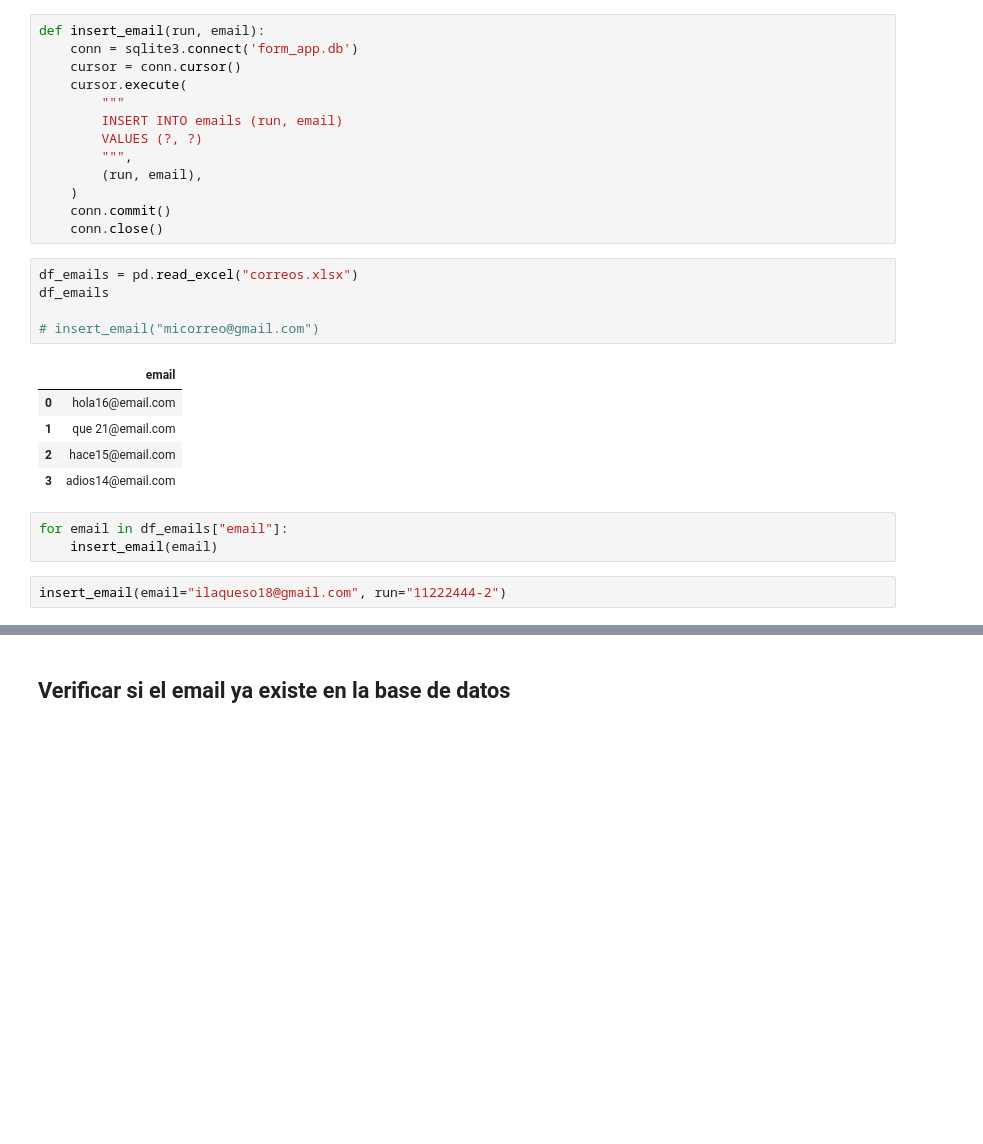
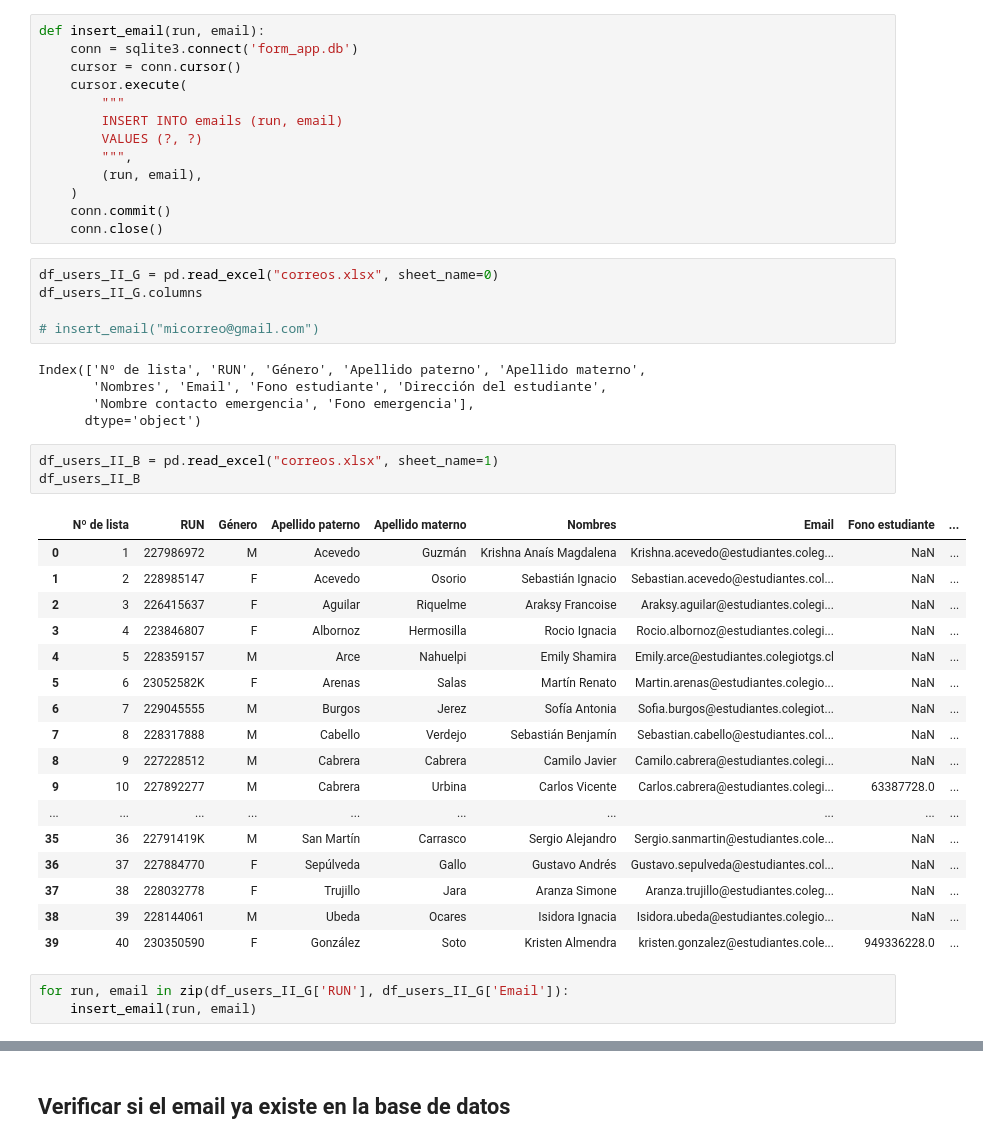
Before and after one commit to gonzakayunawel/form_elec_3_4_medio, a Jupyter notebook: db_manager.ipynb, the cells around one changed output, grey strips where cells are left out. Saved outputs shown, nothing was run; the diff lists cells and outputs as text; blank space fills up the shorter version.

```diff
--- a/db_manager.ipynb
+++ b/db_manager.ipynb
@@ -161,19 +188,37 @@ def insert_email(run, email):
     conn.commit()
     conn.close()
 # %%
-df_emails = pd.read_excel("correos.xlsx")
-df_emails
+df_users_II_G = pd.read_excel("correos.xlsx", sheet_name=0)
+df_users_II_G.columns
 
 # insert_email("micorreo@gmail.com")
 # %% [output]
-|  | email |
-| 0 | hola16@email.com |
-| 1 | que 21@email.com |
-| 2 | hace15@email.com |
-| 3 | adios14@email.com |
+Index(['Nº de lista', 'RUN', 'Género', 'Apellido paterno', 'Apellido materno',
+       'Nombres', 'Email', 'Fono estudiante', 'Dirección del estudiante',
+       'Nombre contacto emergencia', 'Fono emergencia'],
+      dtype='object')
-# %%
-for email in df_emails["email"]:
-    insert_email(email)
-# %%
-insert_email(email="ilaqueso18@gmail.com", run="11222444-2")
+# %%
+df_users_II_B = pd.read_excel("correos.xlsx", sheet_name=1)
+df_users_II_B
+# %% [output]
+|  | Nº de lista | RUN | Género | Apellido paterno | Apellido materno | Nombres | Email | Fono estudiante | ... |
+| 0 | 1 | 227986972 | M | Acevedo | Guzmán | Krishna Anaís Magdalena | Krishna.acevedo@estudiantes.coleg... | NaN | ... |
+| 1 | 2 | 228985147 | F | Acevedo | Osorio | Sebastián Ignacio | Sebastian.acevedo@estudiantes.col... | NaN | ... |
+| 2 | 3 | 226415637 | F | Aguilar | Riquelme | Araksy Francoise | Araksy.aguilar@estudiantes.colegi... | NaN | ... |
+| 3 | 4 | 223846807 | F | Albornoz | Hermosilla | Rocio Ignacia | Rocio.albornoz@estudiantes.colegi... | NaN | ... |
+| 4 | 5 | 228359157 | M | Arce | Nahuelpi | Emily Shamira | Emily.arce@estudiantes.colegiotgs.cl | NaN | ... |
+| 5 | 6 | 23052582K | F | Arenas | Salas | Martín Renato | Martin.arenas@estudiantes.colegio... | NaN | ... |
+| 6 | 7 | 229045555 | M | Burgos | Jerez | Sofía Antonia | Sofia.burgos@estudiantes.colegiot... | NaN | ... |
+| 7 | 8 | 228317888 | M | Cabello | Verdejo | Sebastián Benjamín | Sebastian.cabello@estudiantes.col... | NaN | ... |
+| 8 | 9 | 227228512 | M | Cabrera | Cabrera | Camilo Javier | Camilo.cabrera@estudiantes.colegi... | NaN | ... |
+| 9 | 10 | 227892277 | M | Cabrera | Urbina | Carlos Vicente | Carlos.cabrera@estudiantes.colegi... | 63387728.0 | ... |
+| ... | ... | ... | ... | ... | ... | ... | ... | ... | ... |
+| 35 | 36 | 22791419K | M | San Martín | Carrasco | Sergio Alejandro | Sergio.sanmartin@estudiantes.cole... | NaN | ... |
+| 36 | 37 | 227884770 | F | Sepúlveda | Gallo | Gustavo Andrés | Gustavo.sepulveda@estudiantes.col... | NaN | ... |
+| 37 | 38 | 228032778 | F | Trujillo | Jara | Aranza Simone | Aranza.trujillo@estudiantes.coleg... | NaN | ... |
+| 38 | 39 | 228144061 | M | Ubeda | Ocares | Isidora Ignacia | Isidora.ubeda@estudiantes.colegio... | NaN | ... |
+| 39 | 40 | 230350590 | F | González | Soto | Kristen Almendra | kristen.gonzalez@estudiantes.cole... | 949336228.0 | ... |
+# %%
+for run, email in zip(df_users_II_G['RUN'], df_users_II_G['Email']):
+    insert_email(run, email)
 # %%
```
Also changed, not shown: parts of 19 cells of this notebook, 16 other files.
